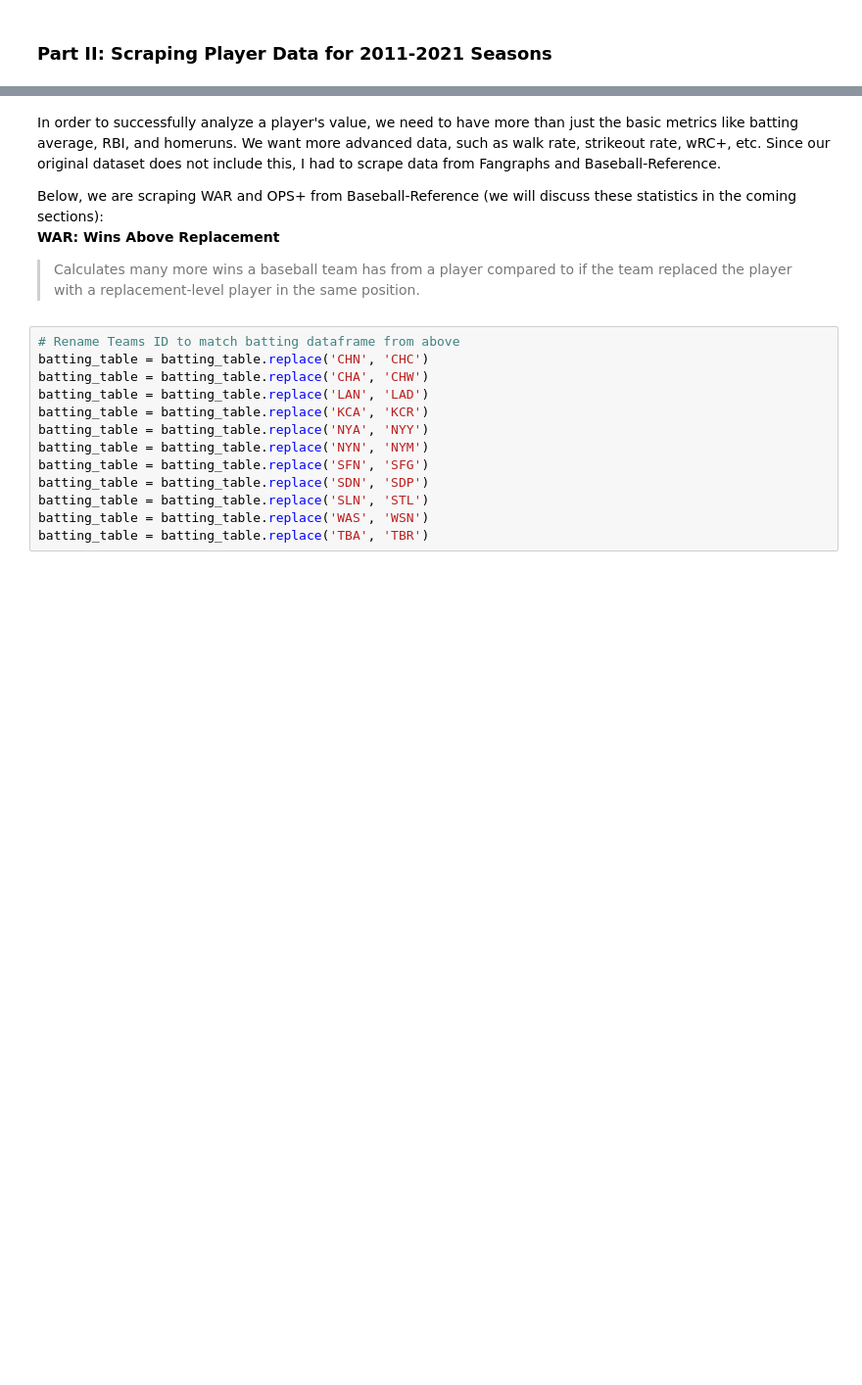
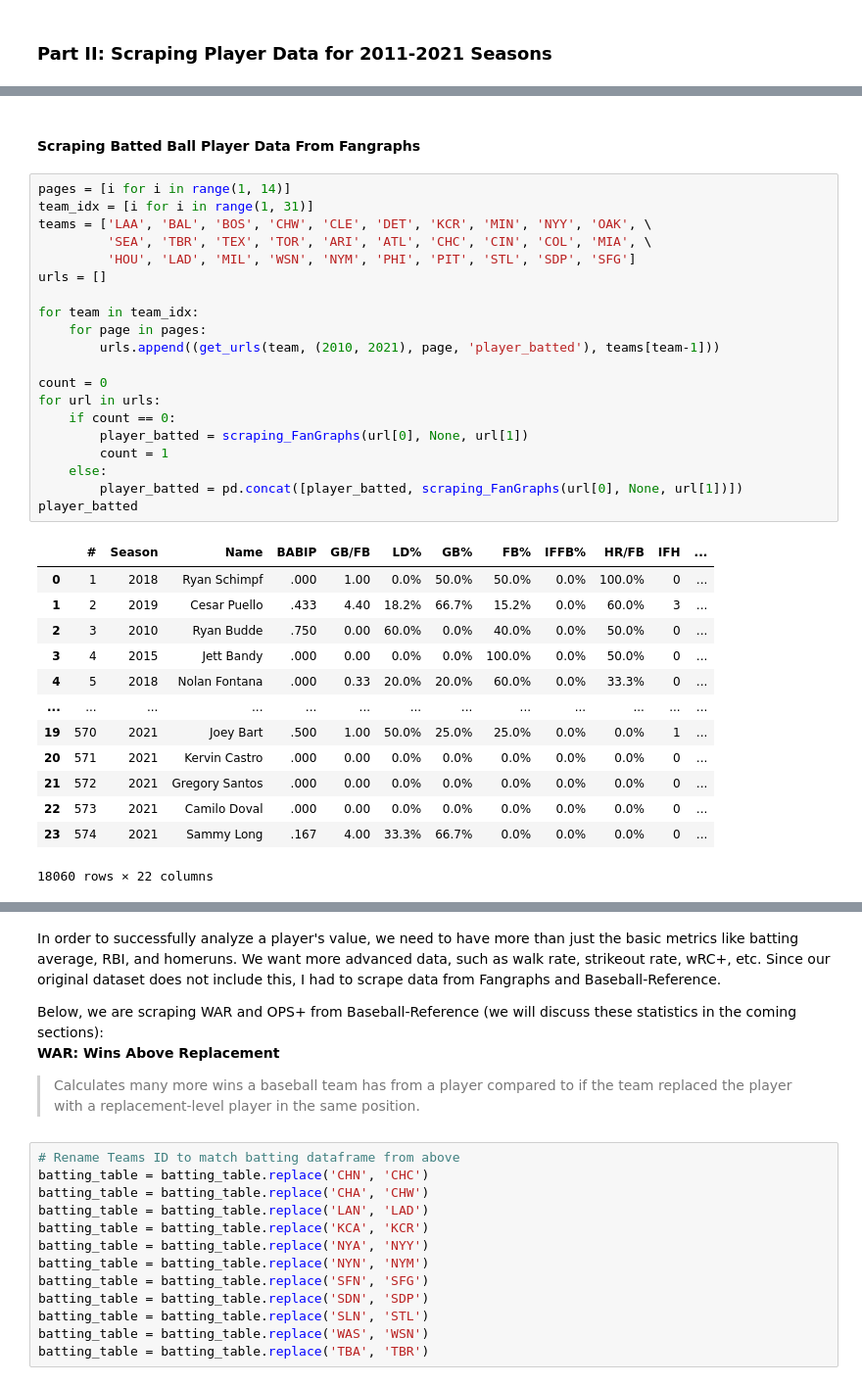
Before and after one commit to cjemm10/cjemm10, a Jupyter notebook: index.ipynb, the cells around one changed output, grey strips where cells are left out. Shown at 98% size. Cells and saved outputs as stored; diff of their text form; blank space fills up the shorter version.

```diff
--- a/index.ipynb
+++ b/index.ipynb
@@ -615,0 +845,36 @@ batting_table
+# %% [markdown]
+#### Scraping Batted Ball Player Data From Fangraphs
+# %%
+pages = [i for i in range(1, 14)]
+team_idx = [i for i in range(1, 31)]
+teams = ['LAA', 'BAL', 'BOS', 'CHW', 'CLE', 'DET', 'KCR', 'MIN', 'NYY', 'OAK', \
+         'SEA', 'TBR', 'TEX', 'TOR', 'ARI', 'ATL', 'CHC', 'CIN', 'COL', 'MIA', \
+         'HOU', 'LAD', 'MIL', 'WSN', 'NYM', 'PHI', 'PIT', 'STL', 'SDP', 'SFG']
+urls = []
+
+for team in team_idx:
+    for page in pages:
+        urls.append((get_urls(team, (2010, 2021), page, 'player_batted'), teams[team-1]))
+
+count = 0
+for url in urls:
+    if count == 0:
+        player_batted = scraping_FanGraphs(url[0], None, url[1])
+        count = 1
+    else:
+        player_batted = pd.concat([player_batted, scraping_FanGraphs(url[0], None, url[1])])
+player_batted
+# %% [output]
+|  | # | Season | Name | BABIP | GB/FB | LD% | GB% | FB% | IFFB% | HR/FB | IFH | ... |
+| 0 | 1 | 2018 | Ryan Schimpf | .000 | 1.00 | 0.0% | 50.0% | 50.0% | 0.0% | 100.0% | 0 | ... |
+| 1 | 2 | 2019 | Cesar Puello | .433 | 4.40 | 18.2% | 66.7% | 15.2% | 0.0% | 60.0% | 3 | ... |
+| 2 | 3 | 2010 | Ryan Budde | .750 | 0.00 | 60.0% | 0.0% | 40.0% | 0.0% | 50.0% | 0 | ... |
+| 3 | 4 | 2015 | Jett Bandy | .000 | 0.00 | 0.0% | 0.0% | 100.0% | 0.0% | 50.0% | 0 | ... |
+| 4 | 5 | 2018 | Nolan Fontana | .000 | 0.33 | 20.0% | 20.0% | 60.0% | 0.0% | 33.3% | 0 | ... |
+| ... | ... | ... | ... | ... | ... | ... | ... | ... | ... | ... | ... | ... |
+| 19 | 570 | 2021 | Joey Bart | .500 | 1.00 | 50.0% | 25.0% | 25.0% | 0.0% | 0.0% | 1 | ... |
+| 20 | 571 | 2021 | Kervin Castro | .000 | 0.00 | 0.0% | 0.0% | 0.0% | 0.0% | 0.0% | 0 | ... |
+| 21 | 572 | 2021 | Gregory Santos | .000 | 0.00 | 0.0% | 0.0% | 0.0% | 0.0% | 0.0% | 0 | ... |
+| 22 | 573 | 2021 | Camilo Doval | .000 | 0.00 | 0.0% | 0.0% | 0.0% | 0.0% | 0.0% | 0 | ... |
+| 23 | 574 | 2021 | Sammy Long | .167 | 4.00 | 33.3% | 66.7% | 0.0% | 0.0% | 0.0% | 0 | ... |
+18060 rows × 22 columns
```
Also changed, not shown: parts of 78 cells of this notebook, 1 other file.
